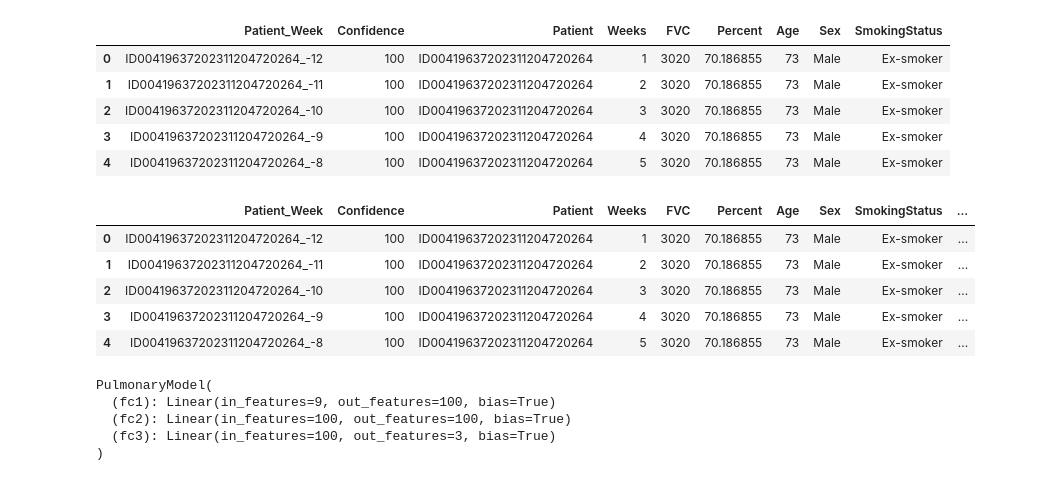
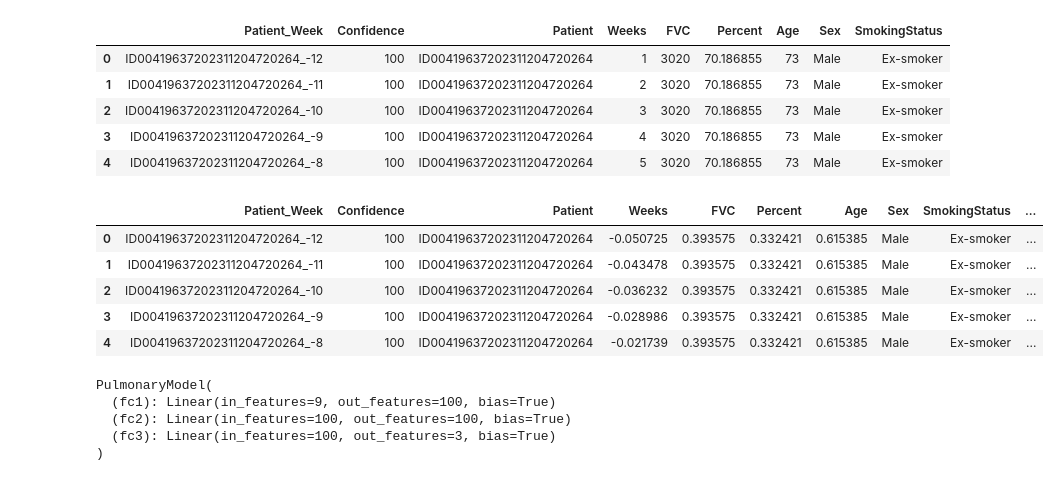
Before and after one commit to jonykarki/Kaggle-OSIC-Pulmonary-Fibrosis-Progression, a Jupyter notebook: Pytorch_QR/main.ipynb, the cells around one changed output. Saved outputs shown, nothing was run; the diff lists cells and outputs as text; code cells hidden in the pictures.

```diff
--- a/Pytorch_QR/main.ipynb
+++ b/Pytorch_QR/main.ipynb
@@ -139,20 +139,21 @@ sub_df.head()
 | 4 | ID00419637202311204720264_-8 | 100 | ID00419637202311204720264 | 5 | 3020 | 70.186855 | 73 | Male | Ex-smoker |
 # %%
 # have to make it categorical coz sub's sex column has males only
-sub_df['Sex'] = pd.Categorical(sub_df['Sex'], categories=["Male", "Female"])
-sub_df['SmokingStatus'] = pd.Categorical(sub_df['SmokingStatus'], categories=['Ex-smoker', 'Never smoked', 'Currently Smokes'])
+sub_df['Sex'] = pd.Categorical(sub_df['Sex'], categories=SEX_COLUMNS)
+sub_df['SmokingStatus'] = pd.Categorical(sub_df['SmokingStatus'], categories=SMOKING_STATUS_COLUMNS)
 # %%
 sub_df = sub_df.join(pd.get_dummies(sub_df['Sex']))
 sub_df = sub_df.join(pd.get_dummies(sub_df['SmokingStatus']))
-# %%
-sub_df.head()
-# %% [output]
-|  | Patient_Week | Confidence | Patient | Weeks | FVC | Percent | Age | Sex | SmokingStatus | ... |
-| 0 | ID00419637202311204720264_-12 | 100 | ID00419637202311204720264 | 1 | 3020 | 70.186855 | 73 | Male | Ex-smoker | ... |
-| 1 | ID00419637202311204720264_-11 | 100 | ID00419637202311204720264 | 2 | 3020 | 70.186855 | 73 | Male | Ex-smoker | ... |
-| 2 | ID00419637202311204720264_-10 | 100 | ID00419637202311204720264 | 3 | 3020 | 70.186855 | 73 | Male | Ex-smoker | ... |
-| 3 | ID00419637202311204720264_-9 | 100 | ID00419637202311204720264 | 4 | 3020 | 70.186855 | 73 | Male | Ex-smoker | ... |
-| 4 | ID00419637202311204720264_-8 | 100 | ID00419637202311204720264 | 5 | 3020 | 70.186855 | 73 | Male | Ex-smoker | ... |
+# %%
+sub_df[SCALE_COLUMNS] = MIN_MAX_SCALER.transform(sub_df[SCALE_COLUMNS])
+sub_df.head()
+# %% [output]
+|  | Patient_Week | Confidence | Patient | Weeks | FVC | Percent | Age | Sex | SmokingStatus | ... |
+| 0 | ID00419637202311204720264_-12 | 100 | ID00419637202311204720264 | -0.050725 | 0.393575 | 0.332421 | 0.615385 | Male | Ex-smoker | ... |
+| 1 | ID00419637202311204720264_-11 | 100 | ID00419637202311204720264 | -0.043478 | 0.393575 | 0.332421 | 0.615385 | Male | Ex-smoker | ... |
+| 2 | ID00419637202311204720264_-10 | 100 | ID00419637202311204720264 | -0.036232 | 0.393575 | 0.332421 | 0.615385 | Male | Ex-smoker | ... |
+| 3 | ID00419637202311204720264_-9 | 100 | ID00419637202311204720264 | -0.028986 | 0.393575 | 0.332421 | 0.615385 | Male | Ex-smoker | ... |
+| 4 | ID00419637202311204720264_-8 | 100 | ID00419637202311204720264 | -0.021739 | 0.393575 | 0.332421 | 0.615385 | Male | Ex-smoker | ... |
 # %%
 class PulmonaryDataset(Dataset):
     def __init__(self, df, FV, test=False):
```
Also changed, not shown: parts of 5 cells of this notebook.
